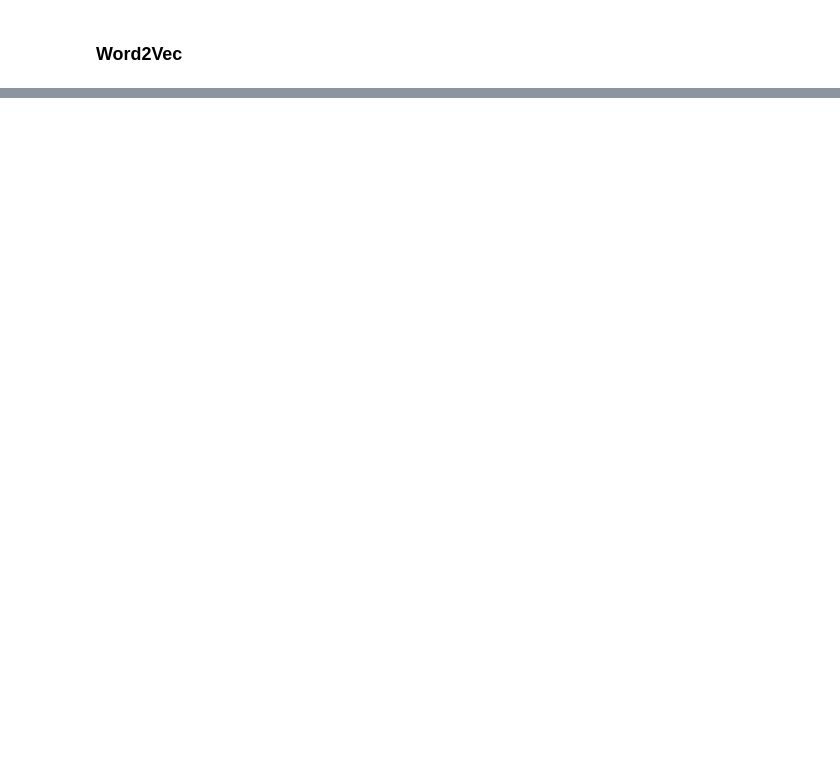
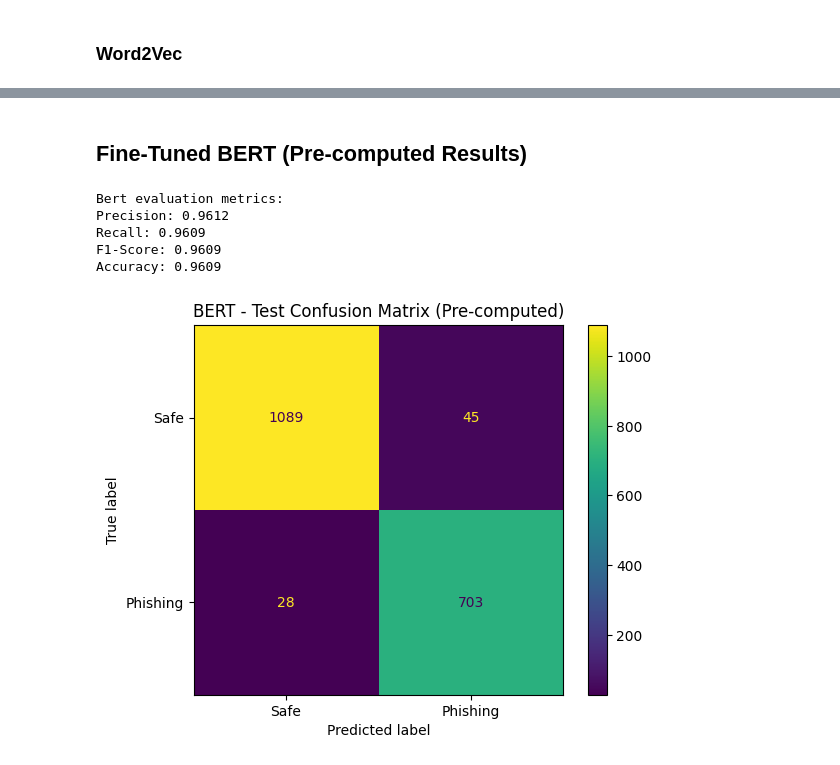
Before and after one commit to AidanHuertaUCI/E-ML-Project, a Jupyter notebook: project.ipynb, the cells around one changed output, grey strips where cells are left out. Saved outputs shown, nothing was run; the diff lists cells and outputs as text; code cells hidden in the pictures; blank space fills up the shorter version.

```diff
--- a/project.ipynb
+++ b/project.ipynb
@@ -399,0 +340,25 @@ KeyboardInterrupt:
+# %% [markdown]
+## Fine-Tuned BERT (Pre-computed Results)
+# %%
+# Pre-computed results (takes too long to run for demo)
+bert_results = {
+    "Precision": 0.9612, "Recall": 0.9609, "F1-Score": 0.9609, "Accuracy": 0.9609
+}
+bert_cm = np.array([[1089, 45], [28, 703]])
+
+print("Bert evaluation metrics:")
+print(f"Precision: {bert_results['Precision']:.4f}")
+print(f"Recall: {bert_results['Recall']:.4f}")
+print(f"F1-Score: {bert_results['F1-Score']:.4f}")
+print(f"Accuracy: {bert_results['Accuracy']:.4f}")
+
+ConfusionMatrixDisplay(bert_cm, display_labels=['Safe', 'Phishing']).plot()
+plt.title('BERT - Test Confusion Matrix (Pre-computed)')
+plt.show()
+# %% [output]
+Bert evaluation metrics:
+Precision: 0.9612
+Recall: 0.9609
+F1-Score: 0.9609
+Accuracy: 0.9609
+[figure, added]
```
Also changed, not shown: parts of 21 cells of this notebook.
